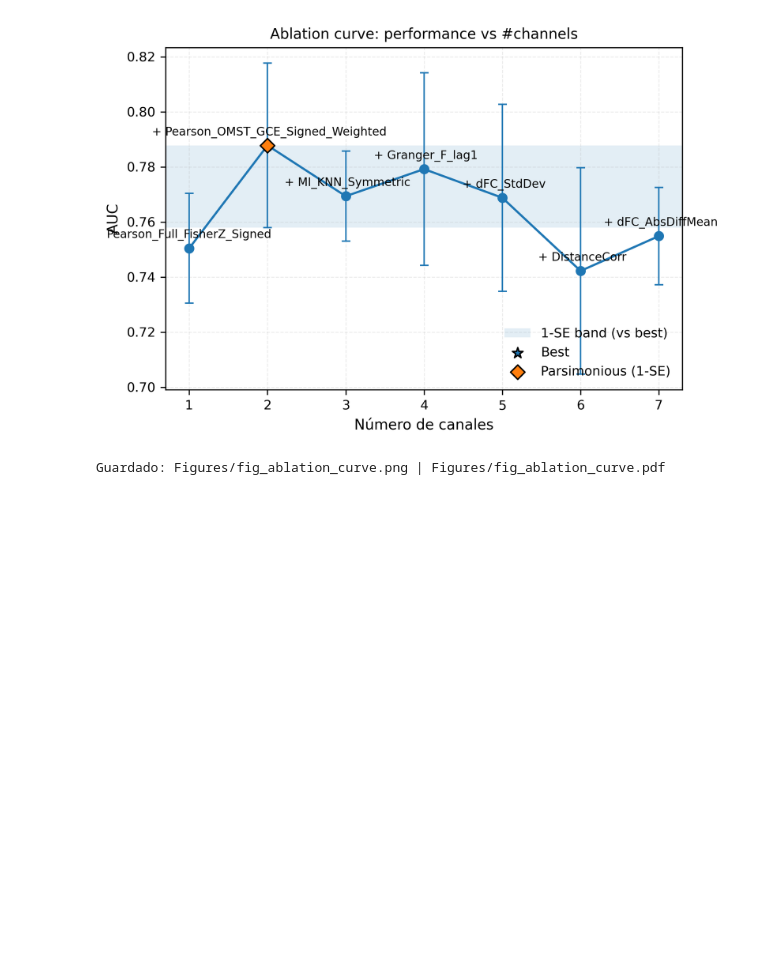
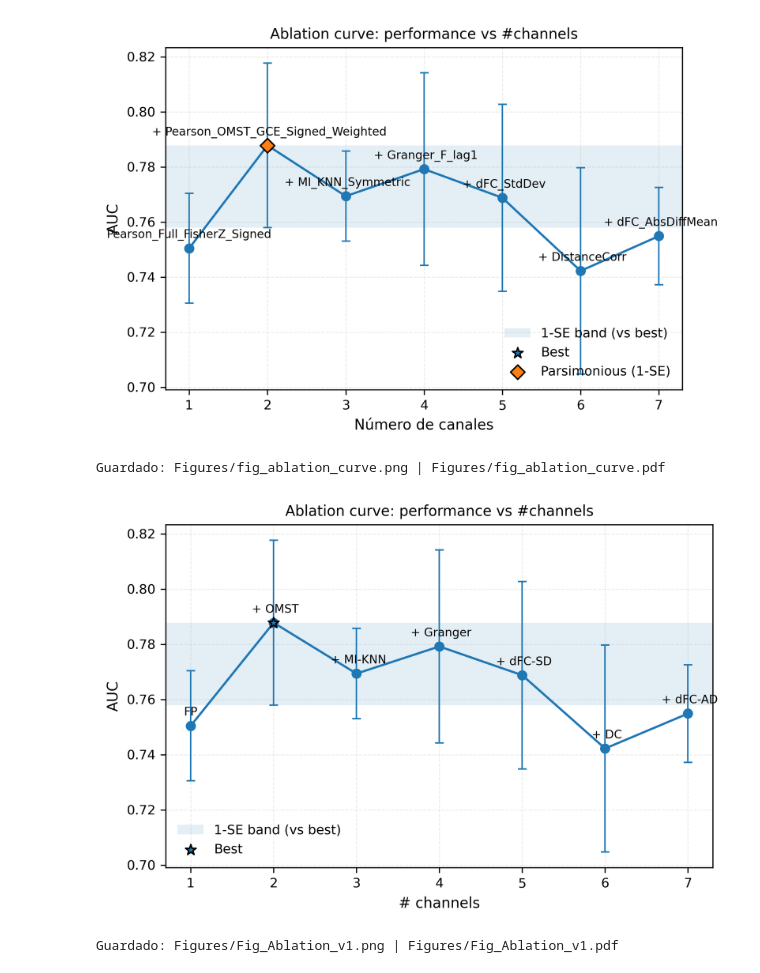
Before and after one commit to santiblas/betavae-xai-ad, a Jupyter notebook: notebooks/analysis_ablation.ipynb, the cells around one changed output. Saved outputs shown, nothing was run; the diff lists cells and outputs as text; code cells hidden in the pictures; blank space fills up the shorter version.

```diff
--- a/notebooks/analysis_ablation.ipynb
+++ b/notebooks/analysis_ablation.ipynb
@@ -262,3 +262,50 @@ print("Guardado:", out_png, "|", out_pdf)
 # %% [output]
 [figure]
 Guardado: Figures/fig_ablation_curve.png | Figures/fig_ablation_curve.pdf
+# %%
+# --- 3. Plot: curva rendimiento vs número de canales (usando la nueva etiqueta) ---
+
+x = df["n_channels"].values
+y = df["metric_mean"].values
+se = df["std_err"].values
+
+fig, ax = plt.subplots(figsize=(6.2, 4.2))
+
+ax.plot(x, y, marker="o", linewidth=1.5)
+ax.errorbar(x, y, yerr=se, fmt="none", capsize=3, linewidth=1)
+
+# Banda 1-SE (respecto al mejor)
+ax.axhspan(threshold, best_mean, alpha=0.12, lw=0, label="1-SE band (vs best)")
+
+# Destacar puntos "best" y "parsimonious"
+ax.scatter([best_row["n_channels"]], [best_mean], s=60, zorder=3, marker="*", label="Best", edgecolor="k")
+#ax.scatter([parsimonious_row["n_channels"]], [parsimonious_row["metric_mean"]], s=50, zorder=3, marker="D", label="Parsimonious (1-SE)", edgecolor="k")
+
+# Etiquetas incrementales pequeñas arriba de cada punto (¡usando la versión corta!)
+for xi, yi, lbl in zip(x, y, df["label_incremental_short"].values):
+    if lbl:
+        # Ajustamos un poco la posición del texto para que no choque
+        ax.annotate(lbl, (xi, yi), textcoords="offset points", xytext=(0, 7), ha="center", fontsize=8, rotation=0)
+
+ax.set_xlabel("# channels")
+ax.set_ylabel(df.loc[0, "metric"].upper() if "metric" in df.columns else "AUC")
+ax.set_title("Ablation curve: performance vs #channels")
+ax.grid(True, alpha=0.25, linestyle="--", linewidth=0.6)
+
+# --- CAMBIO APLICADO AQUÍ ---
+# Cambiado de "lower right" a "lower left"
+ax.legend(loc="lower left", frameon=False)
+# ----------------------------
+
+out_png = FIGS_DIR / "Fig_Ablation_v1.png"
+out_pdf = FIGS_DIR / "Fig_Ablation_v1.pdf"
+
+plt.tight_layout()
+plt.savefig(out_png, dpi=PAPER_DPI)
+plt.savefig(out_pdf)
+plt.show()
+
+print("Guardado:", out_png, "|", out_pdf)
+# %% [output]
+[figure, added]
+Guardado: Figures/Fig_Ablation_v1.png | Figures/Fig_Ablation_v1.pdf
```
Also changed, not shown: 40 other files.
